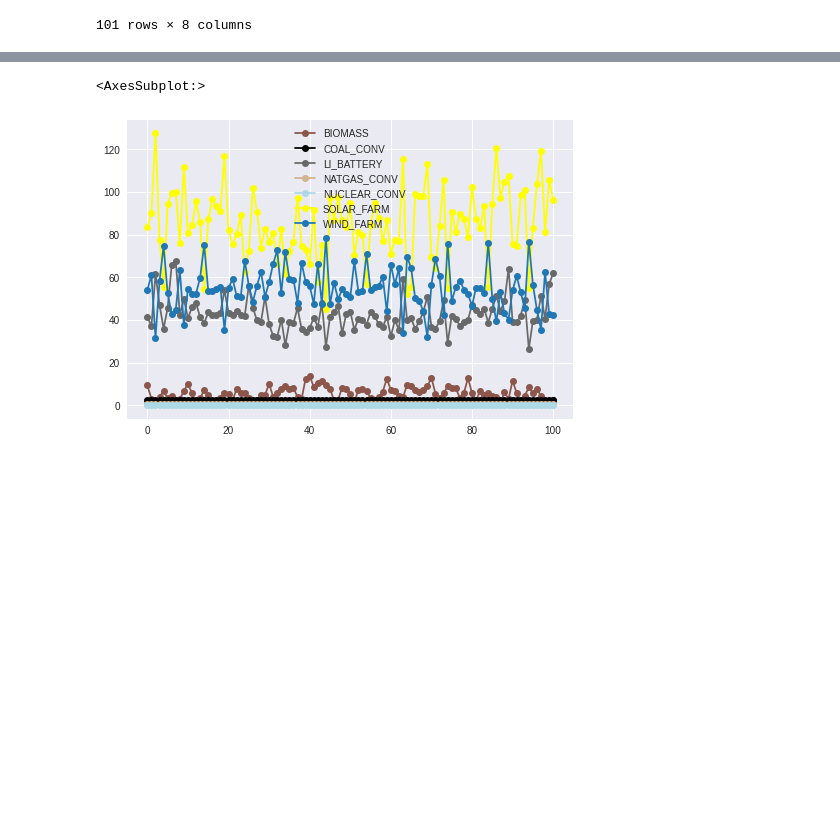
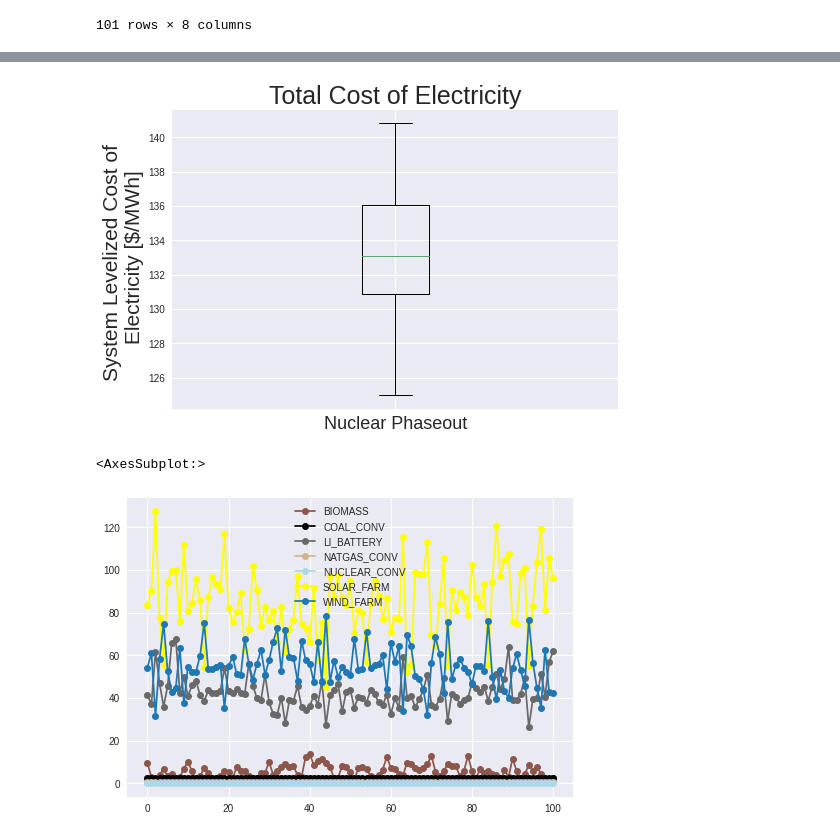
Before and after one commit to samgdotson/2021-dotson-ms, a Jupyter notebook: IL_ZN_re_sensitivity_52_results.ipynb, the cells around one changed output, grey strips where cells are left out. Drawn from its saved outputs; the diff is of its cells as text; code cells hidden in the pictures; blank space fills up the shorter version.

```diff
--- a/IL_ZN_re_sensitivity_52_results.ipynb
+++ b/IL_ZN_re_sensitivity_52_results.ipynb
@@ -107,2 +109,14 @@ plt.show()
+# %%
+demand = 1267698.8
+plt.style.use('seaborn')
+plt.figure.figsize = (12,9)
+plt.boxplot(df['Objective_Value']/demand*1000)
+
+plt.title('Total Cost of Electricity', fontsize=25)
+plt.ylabel('System Levelized Cost of \n Electricity [$/MWh]', fontsize=21)
+plt.xticks([1],['Nuclear Phaseout'],fontsize=18)
+plt.show()
+# %% [output]
+[figure, added]
 # %%
 df = df.reset_index().drop(columns='year')
```
Also changed, not shown: parts of 3 cells of this notebook, 5 other files.
